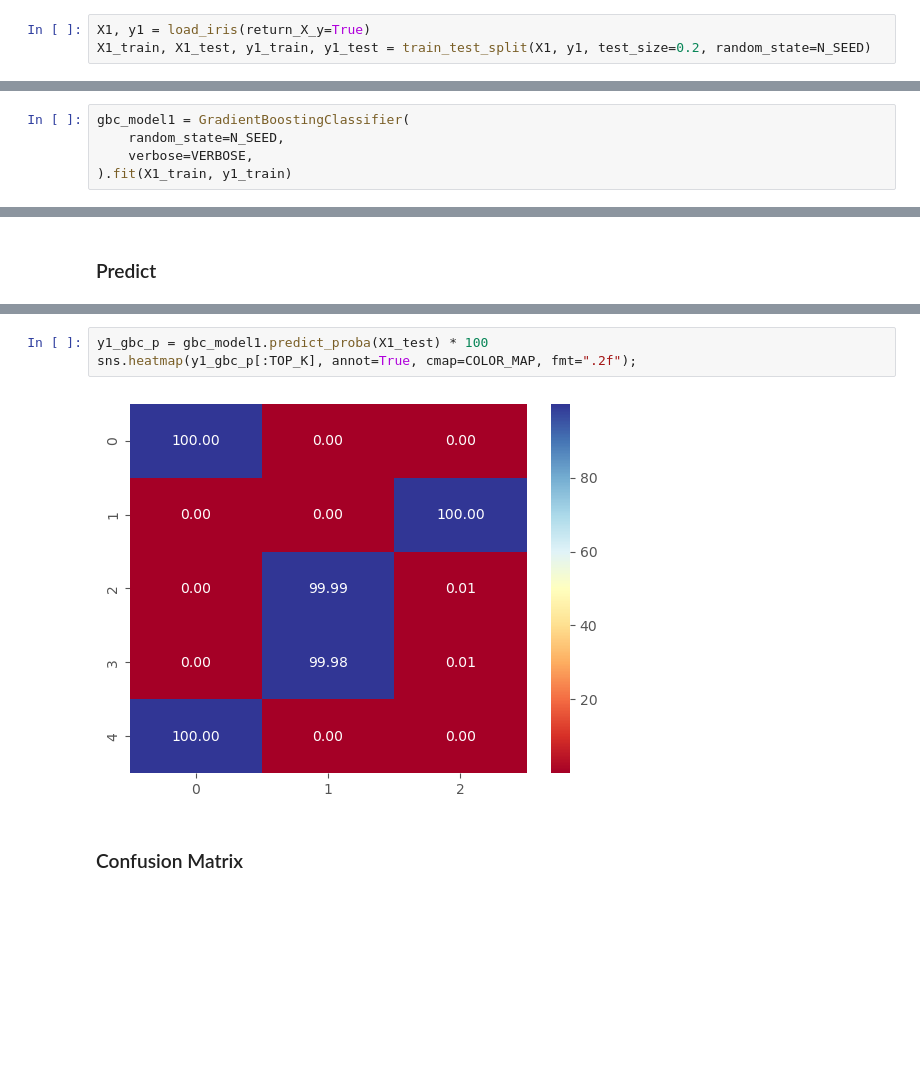
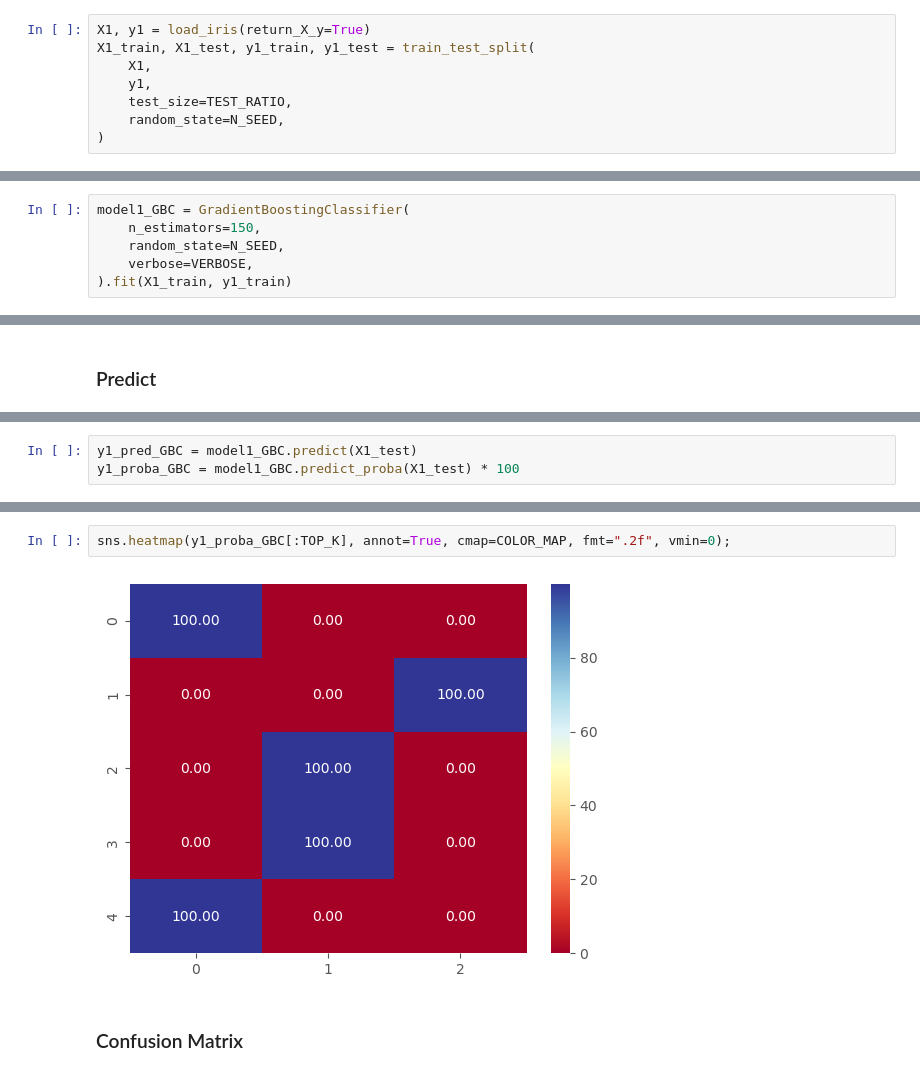
Before and after one commit to thaiduongngo/sunrise-notebooks, a Jupyter notebook: notebooks/ml_ensemble.ipynb, the cells around one changed output, grey strips where cells are left out. Saved outputs shown, nothing was run; the diff lists cells and outputs as text; blank space fills up the shorter version.

```diff
--- a/notebooks/ml_ensemble.ipynb
+++ b/notebooks/ml_ensemble.ipynb
@@ -408,4 +637,9 @@ plot_Xy2(
 ## Iris dataset (classification problem)
 # %%
 X1, y1 = load_iris(return_X_y=True)
-X1_train, X1_test, y1_train, y1_test = train_test_split(X1, y1, test_size=0.2, random_state=N_SEED)
+X1_train, X1_test, y1_train, y1_test = train_test_split(
+    X1,
+    y1,
+    test_size=TEST_RATIO,
+    random_state=N_SEED,
+)
@@ -441,5 +689,6 @@ rfc_model1 = RandomForestClassifier(
 # %%
-gbc_model1 = GradientBoostingClassifier(
+model1_GBC = GradientBoostingClassifier(
+    n_estimators=150,
     random_state=N_SEED,
     verbose=VERBOSE,
 ).fit(X1_train, y1_train)
@@ -486 +728,4 @@ array([0, 2, 1, 1, 0])
+# %%
+y1_pred_GBC = model1_GBC.predict(X1_test)
+y1_proba_GBC = model1_GBC.predict_proba(X1_test) * 100
 # %%
@@ -493,9 +734,8 @@ sns.heatmap(y1_rfc_p[:TOP_K], annot=True, cmap=COLOR_MAP, fmt=".2f");
 [figure]
 # %%
-y1_gbc_p = gbc_model1.predict_proba(X1_test) * 100
-sns.heatmap(y1_gbc_p[:TOP_K], annot=True, cmap=COLOR_MAP, fmt=".2f");
+sns.heatmap(y1_proba_GBC[:TOP_K], annot=True, cmap=COLOR_MAP, fmt=".2f", vmin=0);
 # %% [output]
-[figure, old version]
+[figure, new version]
 # %% [markdown]
 ### Confusion Matrix
 # %%
```
Also changed, not shown: parts of 101 cells of this notebook, 2 other files.
